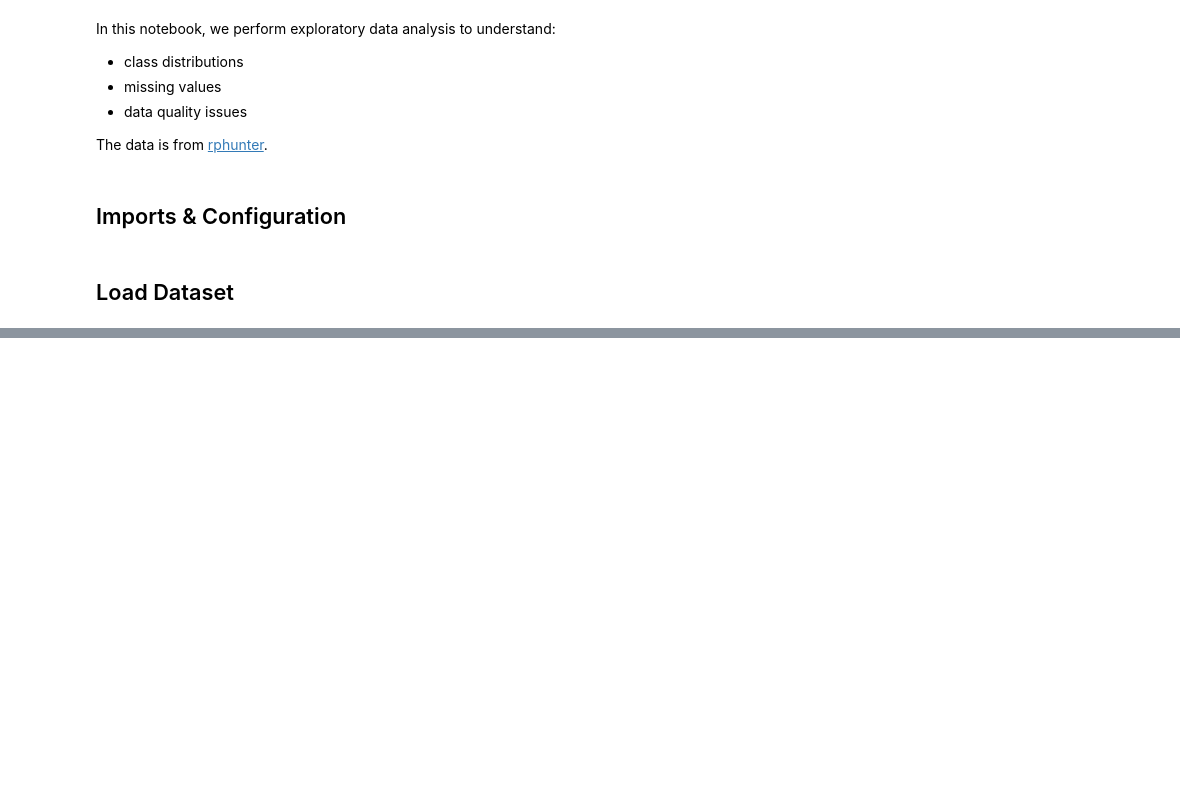
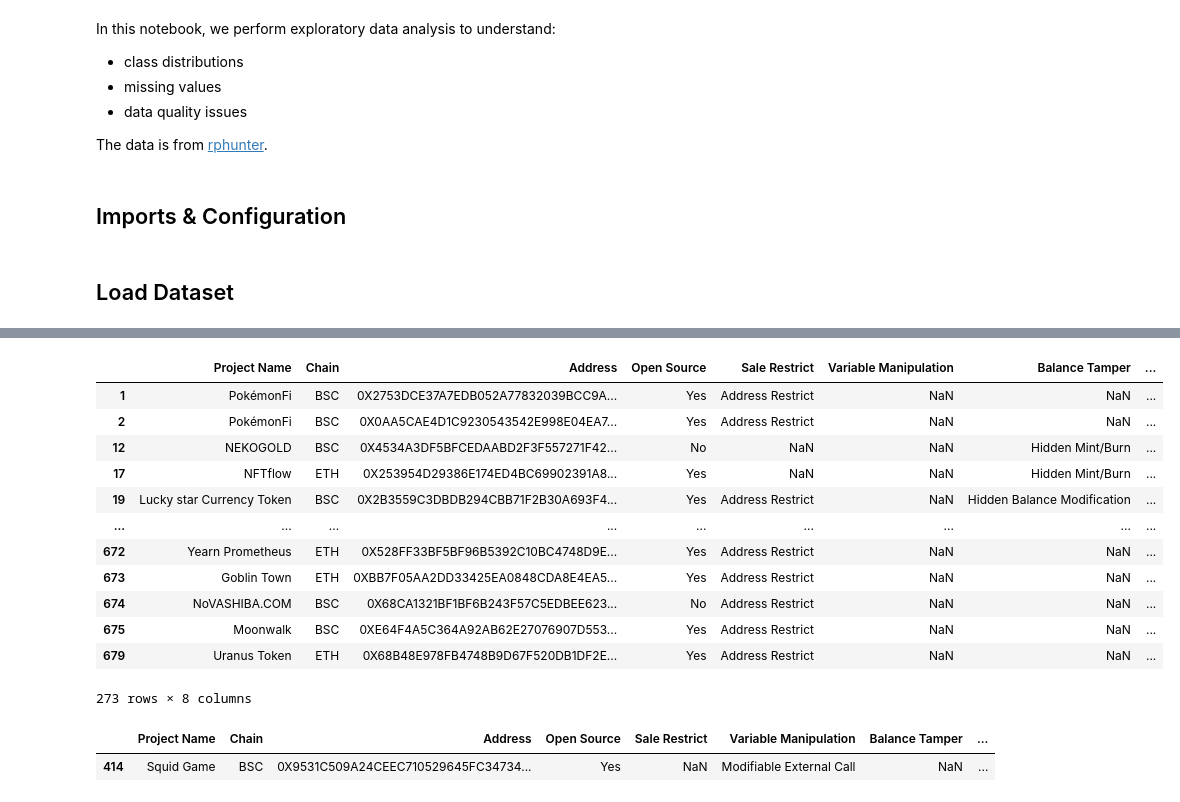
Before and after one commit to patorsiang/rugpull-detection-msc-kent-2025, a Jupyter notebook: ml/notebooks/EDA/rphunter.ipynb, the cells around one changed output, grey strips where cells are left out. Cells and saved outputs as stored; diff of their text form; code cells hidden in the pictures; blank space fills up the shorter version.

```diff
--- a/ml/notebooks/EDA/rphunter.ipynb
+++ b/ml/notebooks/EDA/rphunter.ipynb
@@ -35,0 +270,8 @@ rug_list = os.listdir(os.path.join(PATH, "Rug-Bytecode"))
+# %%
+# check if 'Address' column exists in Noremal-Bytecode and Rug-Bytecode directories or not
+normal_bytecode_df = pd.DataFrame({'Address': normal_list})
+rug_bytecode_df = pd.DataFrame({'Address': rug_list})
+normal_bytecode_df['Address'] = normal_bytecode_df['Address'].apply(lambda x: x.split('.')[0])
+rug_bytecode_df['Address'] = rug_bytecode_df['Address'].apply(lambda x: x.split('.')[0])
+print(f"Normal Bytecode Addresses: {normal_bytecode_df['Address'].nunique()}")
+print(f"Rug Bytecode Addresses: {rug_bytecode_df['Address'].nunique()}")
@@ -35,0 +306,8 @@ rug_list = os.listdir(os.path.join(PATH, "Rug-Bytecode"))
+# %%
+empty_cond = ((total_df['Balance Tamper'].isna() | (total_df['Balance Tamper'].str.strip() == '')) &
+    (total_df['Variable Manipulation'].isna() | (total_df['Variable Manipulation'].str.strip() == '')) &
+    (total_df['Sale Restrict'].isna() | (total_df['Sale Restrict'].str.strip() == '')))
+
+empty_or_nan_rows = total_df[empty_cond].shape[0]
+
+print(f"Number of rows with empty or NaN values in 'Balance Tamper', 'Variable Manipulation', and 'Sale Restrict': {empty_or_nan_rows}")
@@ -35,0 +316,5 @@ rug_list = os.listdir(os.path.join(PATH, "Rug-Bytecode"))
+# %%
+# remove empty_or_nan_rows from total_df
+total_df = total_df[~empty_cond]
+
+total_df.info()
@@ -35,0 +346,5 @@ rug_list = os.listdir(os.path.join(PATH, "Rug-Bytecode"))
+# %%
+total_df.drop_duplicates()
+experiment_df.drop_duplicates()
+total_df.dropna(subset=['Address'], inplace=True)
+experiment_df.dropna(subset=['Address'], inplace=True)
@@ -35,0 +438,23 @@ rug_list = os.listdir(os.path.join(PATH, "Rug-Bytecode"))
+# %%
+address_is_not_in_normal_n_rug = total_df[~total_df['Address'].str.lower().isin(normal_bytecode_df['Address'].str.lower()) & ~total_df['Address'].str.lower().isin(rug_bytecode_df['Address'].str.lower())]
+address_is_not_in_normal_n_rug
+# %% [output]
+|  | Project Name | Chain | Address | Open Source | Sale Restrict | Variable Manipulation | Balance Tamper | ... |
+| 1 | PokémonFi | BSC | 0X2753DCE37A7EDB052A77832039BCC9A... | Yes | Address Restrict | NaN | NaN | ... |
+| 2 | PokémonFi | BSC | 0X0AA5CAE4D1C9230543542E998E04EA7... | Yes | Address Restrict | NaN | NaN | ... |
+| 12 | NEKOGOLD | BSC | 0X4534A3DF5BFCEDAABD2F3F557271F42... | No | NaN | NaN | Hidden Mint/Burn | ... |
+| 17 | NFTflow | ETH | 0X253954D29386E174ED4BC69902391A8... | Yes | NaN | NaN | Hidden Mint/Burn | ... |
+| 19 | Lucky star Currency Token | BSC | 0X2B3559C3DBDB294CBB71F2B30A693F4... | Yes | Address Restrict | NaN | Hidden Balance Modification | ... |
+| ... | ... | ... | ... | ... | ... | ... | ... | ... |
+| 672 | Yearn Prometheus | ETH | 0X528FF33BF5BF96B5392C10BC4748D9E... | Yes | Address Restrict | NaN | NaN | ... |
+| 673 | Goblin Town | ETH | 0XBB7F05AA2DD33425EA0848CDA8E4EA5... | Yes | Address Restrict | NaN | NaN | ... |
+| 674 | NoVASHIBA.COM | BSC | 0X68CA1321BF1BF6B243F57C5EDBEE623... | No | Address Restrict | NaN | NaN | ... |
+| 675 | Moonwalk | BSC | 0XE64F4A5C364A92AB62E27076907D553... | Yes | Address Restrict | NaN | NaN | ... |
+| 679 | Uranus Token | ETH | 0X68B48E978FB4748B9D67F520DB1DF2E... | Yes | Address Restrict | NaN | NaN | ... |
+273 rows × 8 columns
+# %%
+address_is_not_in_normal_n_rug_exp = experiment_df[~experiment_df['Address'].str.lower().isin(normal_bytecode_df['Address'].str.lower()) & ~experiment_df['Address'].str.lower().isin(rug_bytecode_df['Address'].str.lower())]
+address_is_not_in_normal_n_rug_exp
+# %% [output]
+|  | Project Name | Chain | Address | Open Source | Sale Restrict | Variable Manipulation | Balance Tamper | ... |
+| 414 | Squid Game | BSC | 0X9531C509A24CEEC710529645FC34734... | Yes | NaN | Modifiable External Call | NaN | ... |
```
Also changed, not shown: parts of 75 cells of this notebook, 6 other files.
